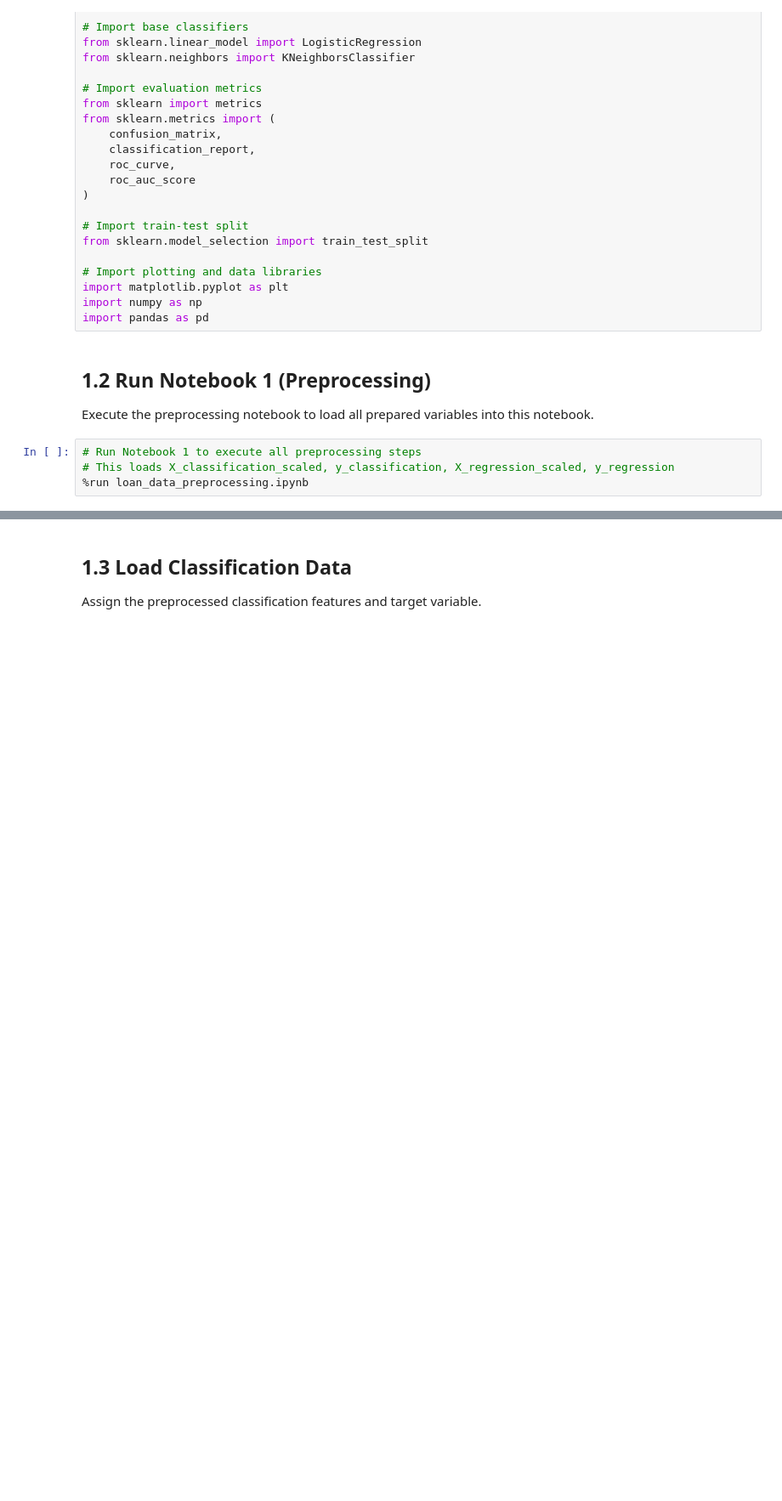
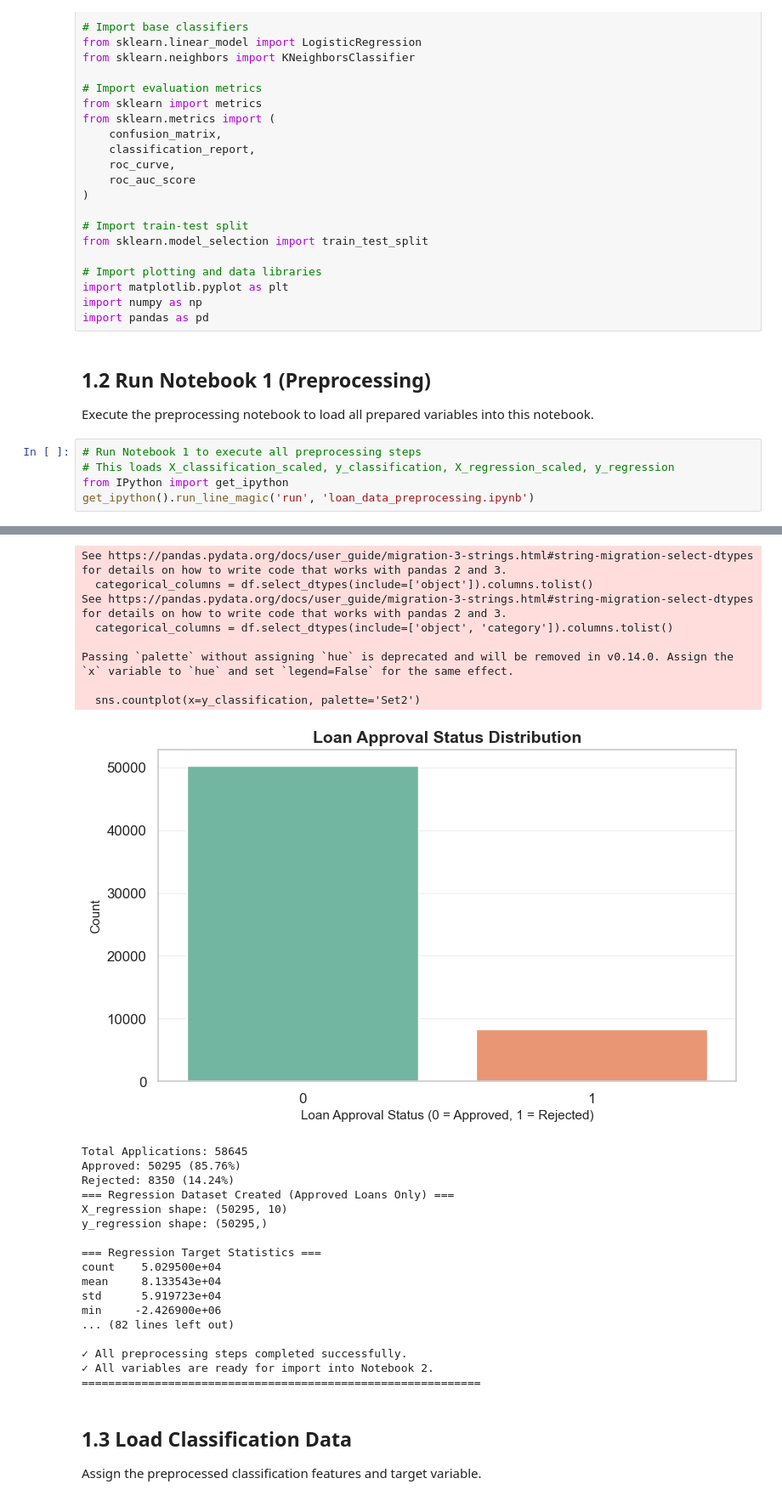
Before and after one commit to vinukaw/Machine-Learning-CW, a Jupyter notebook: ensemble_and_regression.ipynb, the cells around one changed output, grey strips where cells are left out. Shown at 85% size. Saved outputs shown, nothing was run; the diff lists cells and outputs as text; blank space fills up the shorter version.

```diff
--- a/ensemble_and_regression.ipynb
+++ b/ensemble_and_regression.ipynb
@@ -40,4 +40,6 @@ Execute the preprocessing notebook to load all prepared variables into this note
 # %%
 # Run Notebook 1 to execute all preprocessing steps
 # This loads X_classification_scaled, y_classification, X_regression_scaled, y_regression
-%run loan_data_preprocessing.ipynb
+from IPython import get_ipython
+get_ipython().run_line_magic('run', 'loan_data_preprocessing.ipynb')
+# %% [output]
@@ -44,3 +63,29 @@ Execute the preprocessing notebook to load all prepared variables into this note
+See https://pandas.pydata.org/docs/user_guide/migration-3-strings.html#string-migration-select-dtypes for details on how to write code that works with pandas 2 and 3.
+  categorical_columns = df.select_dtypes(include=['object']).columns.tolist()
+See https://pandas.pydata.org/docs/user_guide/migration-3-strings.html#string-migration-select-dtypes for details on how to write code that works with pandas 2 and 3.
+  categorical_columns = df.select_dtypes(include=['object', 'category']).columns.tolist()
+
+Passing `palette` without assigning `hue` is deprecated and will be removed in v0.14.0. Assign the `x` variable to `hue` and set `legend=False` for the same effect.
+
+  sns.countplot(x=y_classification, palette='Set2')
+[figure, added]
+Total Applications: 58645
+Approved: 50295 (85.76%)
+Rejected: 8350 (14.24%)
+=== Regression Dataset Created (Approved Loans Only) ===
+X_regression shape: (50295, 10)
+y_regression shape: (50295,)
+
+=== Regression Target Statistics ===
+count    5.029500e+04
+mean     8.133543e+04
+std      5.919723e+04
+min     -2.426900e+06
+... (82 lines left out)
+
+✓ All preprocessing steps completed successfully.
+✓ All variables are ready for import into Notebook 2.
+============================================================
 # %% [markdown]
 ## 1.3 Load Classification Data
 Assign the preprocessed classification features and target variable.
```
Also changed, not shown: parts of 18 cells of this notebook.
